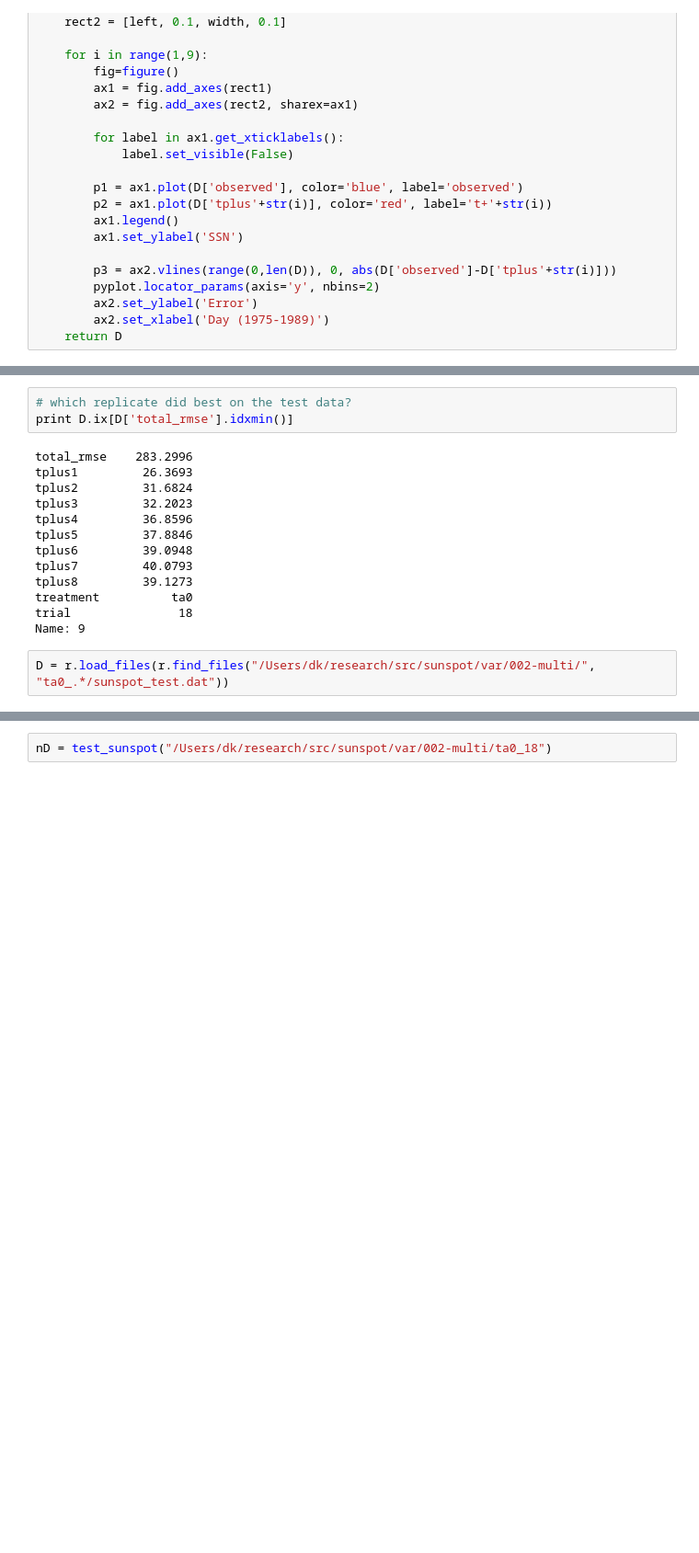
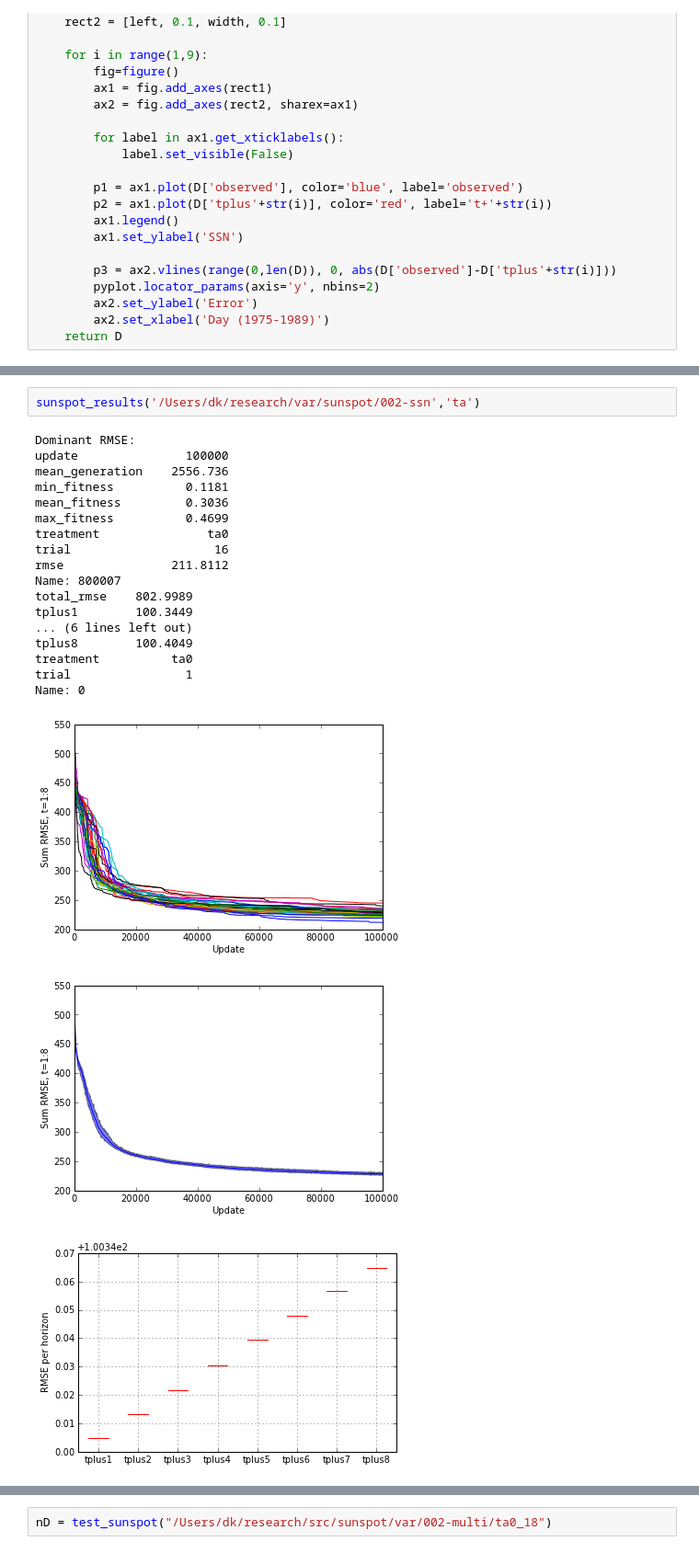
Before and after one commit to mmirmomeni/sunspot, a Jupyter notebook: math/sunspot.ipynb, the cells around one changed output, grey strips where cells are left out. Shown at 92% size. Cells and saved outputs as stored; diff of their text form; blank space fills up the shorter version.

```diff
--- a/math/sunspot.ipynb
+++ b/math/sunspot.ipynb
@@ -74,18 +83,23 @@ ylabel("RMSE per horizon")
-# %%
-# which replicate did best on the test data?
-print D.ix[D['total_rmse'].idxmin()]
-# %% [output]
-total_rmse    283.2996
-tplus1         26.3693
-tplus2         31.6824
-tplus3         32.2023
-tplus4         36.8596
-tplus5         37.8846
-tplus6         39.0948
-tplus7         40.0793
-tplus8         39.1273
-treatment          ta0
-trial               18
-Name: 9
-# %%
-D = r.load_files(r.find_files("/Users/dk/research/src/sunspot/var/002-multi/", "ta0_.*/sunspot_test.dat"))
+# %%
+sunspot_results('/Users/dk/research/var/sunspot/002-ssn','ta')
+# %% [output]
+Dominant RMSE:
+update               100000
+mean_generation    2556.736
+min_fitness          0.1181
+mean_fitness         0.3036
+max_fitness          0.4699
+treatment               ta0
+trial                    16
+rmse               211.8112
+Name: 800007
+total_rmse    802.9989
+tplus1        100.3449
+... (6 lines left out)
+tplus8        100.4049
+treatment          ta0
+trial                1
+Name: 0
+[figure, added]
+[figure, added]
+[figure, added]
```
Also changed, not shown: parts of 21 cells of this notebook, 16 other files.
